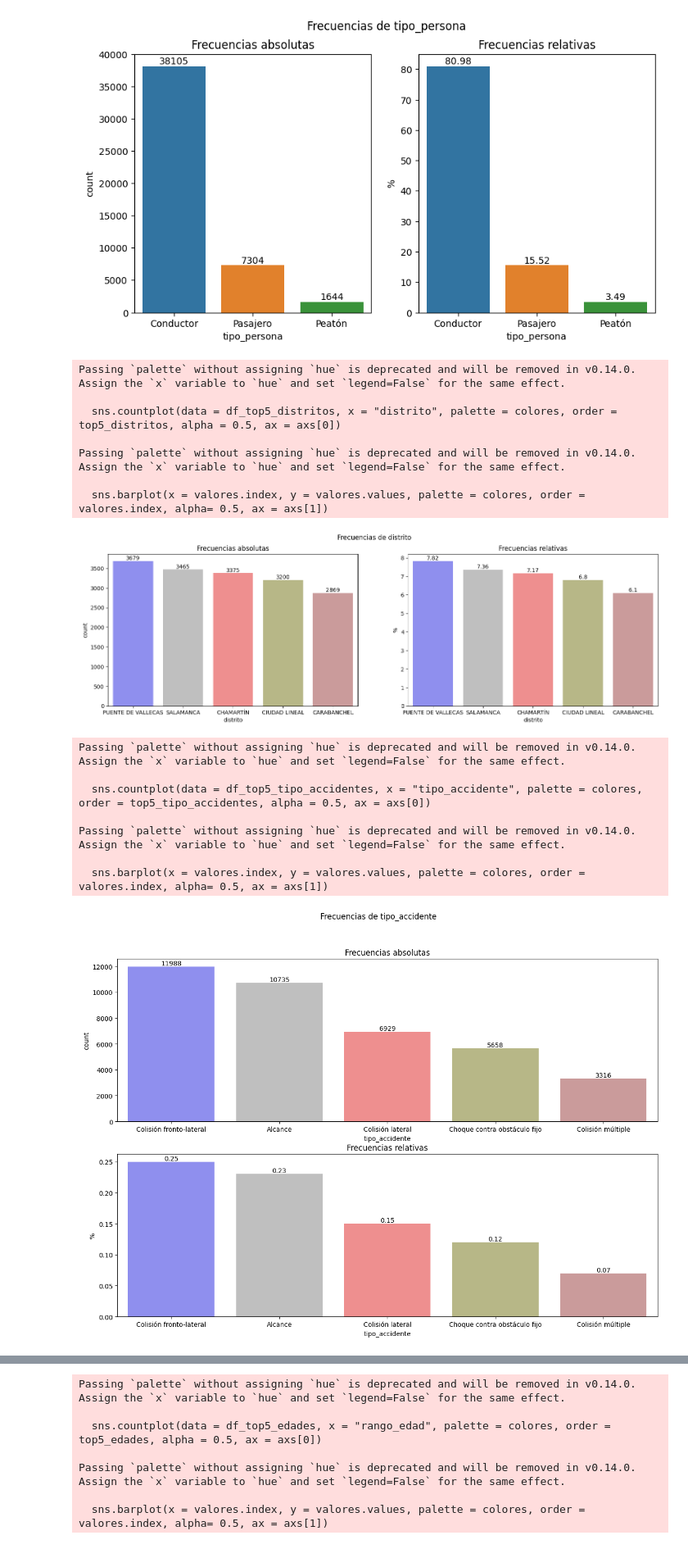
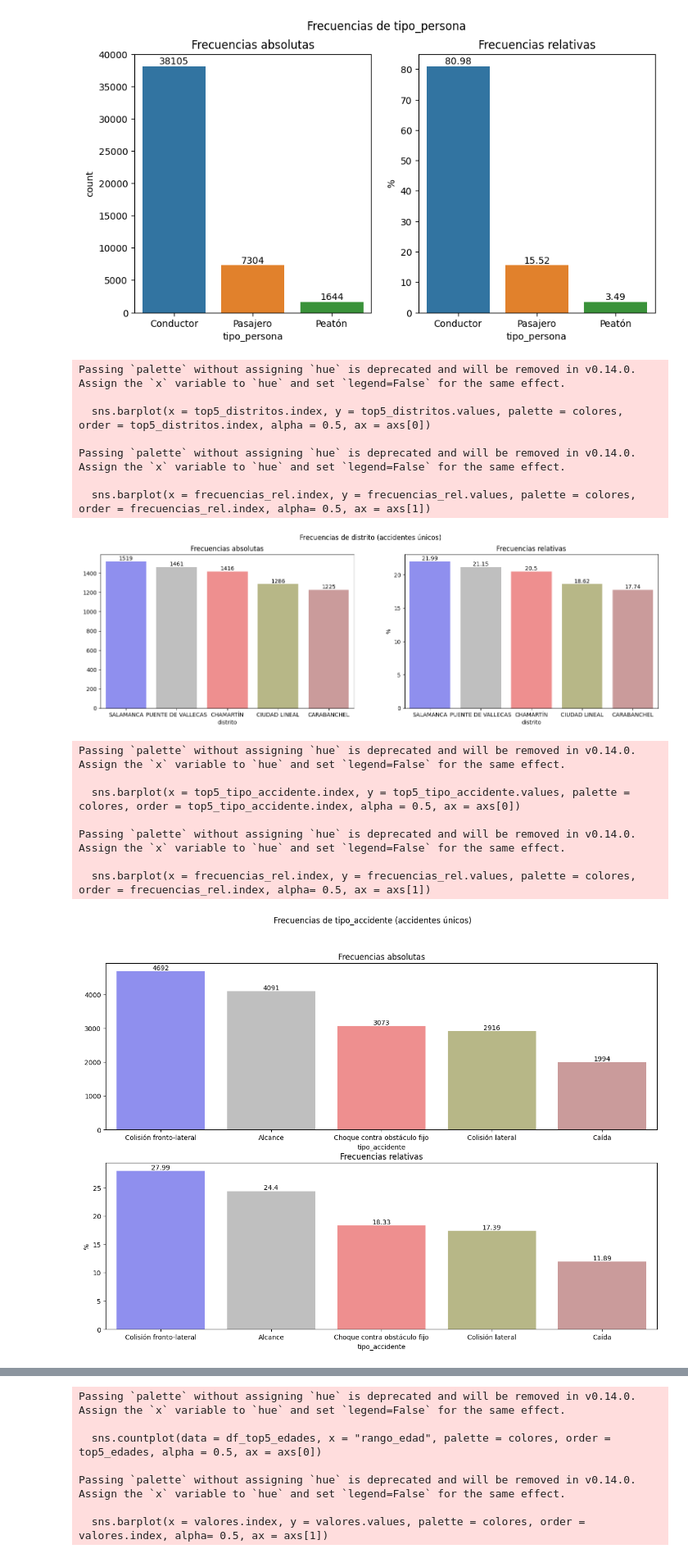
Before and after one commit to Cesar-CSP/EDA-ACCIDENTALIDAD_MADRID, a Jupyter notebook: Project_Break_I_EDA/Accidentes_2022.ipynb, the cells around one changed output, grey strips where cells are left out. Shown: that part at 82% size. Saved outputs shown, nothing was run; the diff lists cells and outputs as text; code cells hidden in the pictures.

```diff
--- a/Project_Break_I_EDA/Accidentes_2022.ipynb
+++ b/Project_Break_I_EDA/Accidentes_2022.ipynb
@@ -146,10 +146,13 @@ df_2022['tipo_vehiculo'] = df_2022['tipo_vehiculo'].fillna('No consta')
 df_2022['cod_lesividad'] = df_2022['cod_lesividad'].fillna(14)
 df_2022['lesividad'] = df_2022['lesividad'].fillna('Sin asistencia sanitaria')
 
-# 4. ALCOHOL Y DROGAS
+# 4. ALCOHOL
 df_2022['positiva_alcohol'] = df_2022['positiva_alcohol'].fillna('No consta')
-df_2022['positiva_droga'] = df_2022['positiva_droga'].fillna('No consta')
 
 #5. NUMERO
 df_2022['numero'] = df_2022['numero'].fillna('No aplica')
+
+# 6. DROGAS
+# Eliminamos la columna por la gran cantidad de nulos
+df_2022 = df_2022.drop(columns = ["positiva_droga"])
 # %%
@@ -172,3 +210,12 @@ for col in cols_category:
+# %%
+# 9. CATEGORÍA DE FRANJAS HORARIAS
+
+df_2022['franja_horaria'] = pd.cut(
+        df_2022['fecha_hora'].dt.hour,
+        bins=[0,6,12,18,24],
+        labels=['Madrugada','Mañana','Tarde','Noche'],
+        right=False
+    )
 # %%
 df_2022.info()
 # %% [output]
@@ -273,21 +320,21 @@ plt.show()
 [figure]
 # %%
 fig, axs = plt.subplots(nrows = 1, ncols = 2, figsize = (18, 5))
-fig.suptitle("Frecuencias de distrito")
+fig.suptitle("Frecuencias de distrito (accidentes únicos)")
 
-top5_distritos = df_2022["distrito"].value_counts().nlargest().index
-df_top5_distritos = df_2022[df_2022["distrito"].isin(top5_distritos)]
+frecuencias_abs = df_2022.groupby("distrito")["num_expediente"].nunique().sort_values(ascending=False)
+top5_distritos = frecuencias_abs.head(5)
 colores = ["blue","gray","red","olive","brown"]
 
 # Frecuencias absolutas
-sns.countplot(data = df_top5_distritos, x = "distrito", palette = colores, order = top5_distritos, alpha = 0.5, ax = axs[0])
+sns.barplot(x = top5_distritos.index, y = top5_distritos.values, palette = colores, order = top5_distritos.index, alpha = 0.5, ax = axs[0])
 axs[0].set_title("Frecuencias absolutas")
 for container in axs[0].containers:
     axs[0].bar_label(container)
 
 # Frecuencias relativas
-valores = ((df_2022["distrito"].value_counts(normalize=True)*100).round(2).loc[top5_distritos])
-sns.barplot(x = valores.index, y = valores.values, palette = colores, order = valores.index, alpha= 0.5, ax = axs[1])
+frecuencias_rel = (top5_distritos / top5_distritos.sum() * 100).round(2)
+sns.barplot(x = frecuencias_rel.index, y = frecuencias_rel.values, palette = colores, order = frecuencias_rel.index, alpha= 0.5, ax = axs[1])
 axs[1].set_title("Frecuencias relativas")
 axs[1].set_ylabel("%")
 for container in axs[1].containers:
@@ -297,41 +344,41 @@ plt.show()
 # %% [output]
 Passing `palette` without assigning `hue` is deprecated and will be removed in v0.14.0. Assign the `x` variable to `hue` and set `legend=False` for the same effect.
 
-  sns.countplot(data = df_top5_distritos, x = "distrito", palette = colores, order = top5_distritos, alpha = 0.5, ax = axs[0])
+  sns.barplot(x = top5_distritos.index, y = top5_distritos.values, palette = colores, order = top5_distritos.index, alpha = 0.5, ax = axs[0])
 
 Passing `palette` without assigning `hue` is deprecated and will be removed in v0.14.0. Assign the `x` variable to `hue` and set `legend=False` for the same effect.
 
-  sns.barplot(x = valores.index, y = valores.values, palette = colores, order = valores.index, alpha= 0.5, ax = axs[1])
+  sns.barplot(x = frecuencias_rel.index, y = frecuencias_rel.values, palette = colores, order = frecuencias_rel.index, alpha= 0.5, ax = axs[1])
-[figure, old version]
+[figure, new version]
 # %%
 fig, axs = plt.subplots(nrows = 2, ncols = 1, figsize = (15, 10))
-fig.suptitle("Frecuencias de tipo_accidente")
+fig.suptitle("Frecuencias de tipo_accidente (accidentes únicos)")
 
-top5_tipo_accidentes = df_2022["tipo_accidente"].value_counts().nlargest().index
-df_top5_tipo_accidentes = df_2022[df_2022["tipo_accidente"].isin(top5_tipo_accidentes)]
+frecuencias_abs = df_2022.groupby("tipo_accidente")["num_expediente"].nunique().sort_values(ascending=False)
+top5_tipo_accidente = frecuencias_abs.head(5)
 colores = ["blue","gray","red","olive","brown"]
 
 # Frecuencias absolutas
-sns.countplot(data = df_top5_tipo_accidentes, x = "tipo_accidente", palette = colores, order = top5_tipo_accidentes, alpha = 0.5, ax = axs[0])
+sns.barplot(x = top5_tipo_accidente.index, y = top5_tipo_accidente.values, palette = colores, order = top5_tipo_accidente.index, alpha = 0.5, ax = axs[0])
 axs[0].set_title("Frecuencias absolutas")
 for container in axs[0].containers:
     axs[0].bar_label(container)
 
 # Frecuencias relativas
-valores = (df_2022["tipo_accidente"].value_counts(normalize=True).round(2).loc[top5_tipo_accidentes])
-sns.barplot(x = valores.index, y = valores.values, palette = colores, order = valores.index, alpha= 0.5, ax = axs[1])
+frecuencias_rel = (top5_tipo_accidente / top5_tipo_accidente.sum() * 100).round(2)
+sns.barplot(x = frecuencias_rel.index, y = frecuencias_rel.values, palette = colores, order = frecuencias_rel.index, alpha= 0.5, ax = axs[1])
 axs[1].set_title("Frecuencias relativas")
 axs[1].set_ylabel("%")
 for container in axs[1].containers:
     axs[1].bar_label(container)
 
 plt.show()
 # %% [output]
 Passing `palette` without assigning `hue` is deprecated and will be removed in v0.14.0. Assign the `x` variable to `hue` and set `legend=False` for the same effect.
 
-  sns.countplot(data = df_top5_tipo_accidentes, x = "tipo_accidente", palette = colores, order = top5_tipo_accidentes, alpha = 0.5, ax = axs[0])
+  sns.barplot(x = top5_tipo_accidente.index, y = top5_tipo_accidente.values, palette = colores, order = top5_tipo_accidente.index, alpha = 0.5, ax = axs[0])
 
 Passing `palette` without assigning `hue` is deprecated and will be removed in v0.14.0. Assign the `x` variable to `hue` and set `legend=False` for the same effect.
 
-  sns.barplot(x = valores.index, y = valores.values, palette = colores, order = valores.index, alpha= 0.5, ax = axs[1])
+  sns.barplot(x = frecuencias_rel.index, y = frecuencias_rel.values, palette = colores, order = frecuencias_rel.index, alpha= 0.5, ax = axs[1])
-[figure, old version]
+[figure, new version]
```
Also changed, not shown: parts of 10 cells of this notebook.
